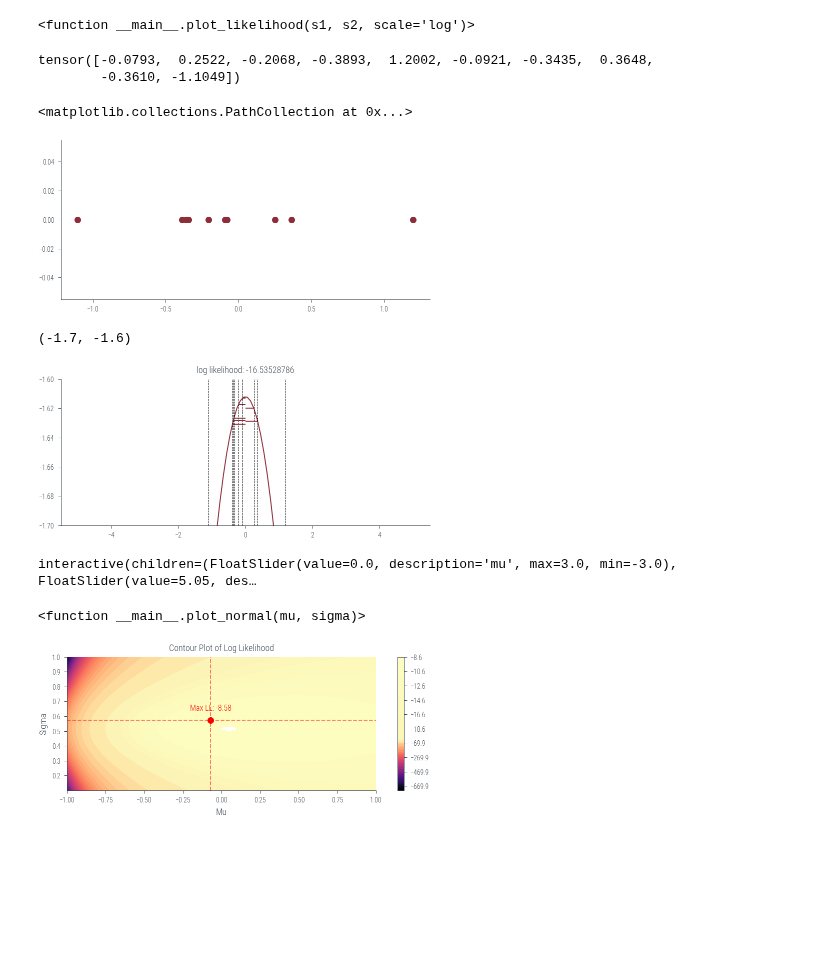
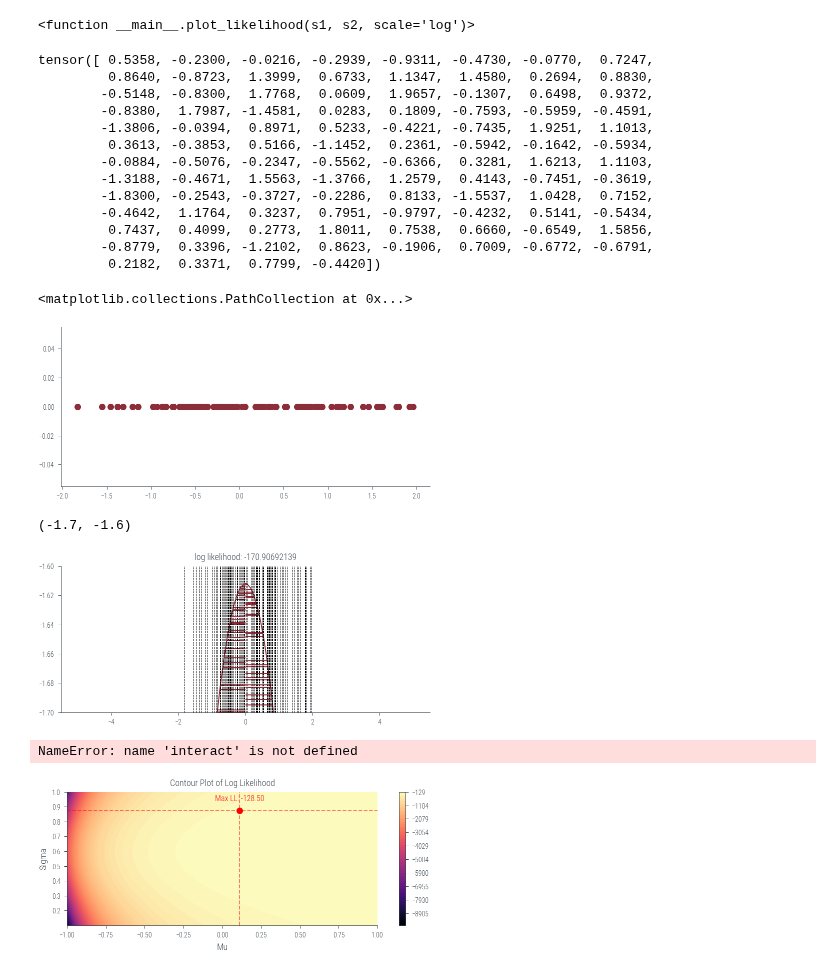
Before and after one commit to nipunbatra/pml-teaching, a Jupyter notebook: notebooks/mle-univariate.ipynb, the cells around one changed output. Cells and saved outputs as stored; diff of their text form; code cells hidden in the pictures; blank space fills up the shorter version.

```diff
--- a/notebooks/mle-univariate.ipynb
+++ b/notebooks/mle-univariate.ipynb
@@ -264,17 +264,28 @@ interactive(children=(IntSlider(value=50, description='s1'), IntSlider(value=50,
 # %%
 # Let us now consider some N points from a univariate Gaussian distribution with mean 0 and variance 1.
 
-N = 10
+N = 100
 samples = torch.distributions.Normal(0, 1).sample((N,))
 samples
 # %% [output]
-tensor([-0.0793,  0.2522, -0.2068, -0.3893,  1.2002, -0.0921, -0.3435,  0.3648,
-        -0.3610, -1.1049])
+tensor([ 0.5358, -0.2300, -0.0216, -0.2939, -0.9311, -0.4730, -0.0770,  0.7247,
+         0.8640, -0.8723,  1.3999,  0.6733,  1.1347,  1.4580,  0.2694,  0.8830,
+        -0.5148, -0.8300,  1.7768,  0.0609,  1.9657, -0.1307,  0.6498,  0.9372,
+        -0.8380,  1.7987, -1.4581,  0.0283,  0.1809, -0.7593, -0.5959, -0.4591,
+        -1.3806, -0.0394,  0.8971,  0.5233, -0.4221, -0.7435,  1.9251,  1.1013,
+         0.3613, -0.3853,  0.5166, -1.1452,  0.2361, -0.5942, -0.1642, -0.5934,
+        -0.0884, -0.5076, -0.2347, -0.5562, -0.6366,  0.3281,  1.6213,  1.1103,
+        -1.3188, -0.4671,  1.5563, -1.3766,  1.2579,  0.4143, -0.7451, -0.3619,
+        -1.8300, -0.2543, -0.3727, -0.2286,  0.8133, -1.5537,  1.0428,  0.7152,
+        -0.4642,  1.1764,  0.3237,  0.7951, -0.9797, -0.4232,  0.5141, -0.5434,
+         0.7437,  0.4099,  0.2773,  1.8011,  0.7538,  0.6660, -0.6549,  1.5856,
+        -0.8779,  0.3396, -1.2102,  0.8623, -0.1906,  0.7009, -0.6772, -0.6791,
+         0.2182,  0.3371,  0.7799, -0.4420])
 # %%
 plt.scatter(samples, np.zeros_like(samples))
 # %% [output]
 <matplotlib.collections.PathCollection at 0x...>
-[figure, old version]
+[figure, new version]
 # %%
 def ll(mu, sigma):
     mu = torch.tensor(mu)
@@ -302,12 +313,11 @@ plot_normal(0, 2)
 plt.ylim(-1.7, -1.6)
 # %% [output]
 (-1.7, -1.6)
-[figure, old version]
+[figure, new version]
 # %%
 interact(plot_normal, mu=(-3.0, 3.0), sigma=(0.1, 10))
 # %% [output]
-interactive(children=(FloatSlider(value=0.0, description='mu', max=3.0, min=-3.0), FloatSlider(value=5.05, des…
+NameError: name 'interact' is not defined
-<function __main__.plot_normal(mu, sigma)>
 # %%
 def get_lls(mus, sigmas):
 
@@ -324,34 +334,31 @@ lls = get_lls(mus, sigmas)
 # %%
 def plot_lls(mus, sigmas, lls):
     X, Y = torch.meshgrid(mus, sigmas)
-    #plt.contourf(X, Y, lls.T, levels=20, cmap='viridis')
-    levels = np.concatenate([np.arange(lls.min().item()-2.0, -20, 20), np.arange(-20, lls.max().item()+0.1, 0.2)])
-    contour = plt.contourf(X, Y, lls.T, levels=levels, cmap='magma')
-    plt.colorbar(contour)
-    #plt.colorbar(contour, label='Log Likelihood', ticks=range(-550, 0, 20))
-    plt.xlabel('Mu')
-    plt.ylabel('Sigma')
-    plt.title('Contour Plot of Log Likelihood')
 
     max_indices = torch.argmax(lls)
     max_row, max_col = max_indices // len(sigmas), max_indices % len(sigmas)
     max_mu = mus[max_row]
     max_sigma = sigmas[max_col]
     max_loglik = lls[max_row, max_col]
 
+    levels = np.linspace(lls.min(), lls.max(), 100)
+    contour = plt.contourf(X, Y, lls.T, levels=levels, cmap='magma')
+    plt.colorbar(contour)
+    plt.xlabel('Mu')
+    plt.ylabel('Sigma')
+    plt.title('Contour Plot of Log Likelihood')
+
     plt.scatter([max_mu], [max_sigma], color='red', marker='o', label='Maximum Log Likelihood')
     plt.annotate(f'Max LL: {max_loglik:.2f}', (max_mu, max_sigma), textcoords="offset points", xytext=(0,10), ha='center', fontsize=8, color='red')
 
-    # Plot the axes through the maximum likelihood
     plt.axvline(max_mu, color='red', linestyle='--', alpha=0.5)
     plt.axhline(max_sigma, color='red', linestyle='--', alpha=0.5)
-
 
     plt.show()
 
 plot_lls(mus, sigmas, lls)
 # %% [output]
-[figure, old version]
+[figure, new version]
 # %%
 samples.mean(), samples.std(correction=0)
 # %% [output]
```
Also changed, not shown: parts of 4 cells of this notebook.
